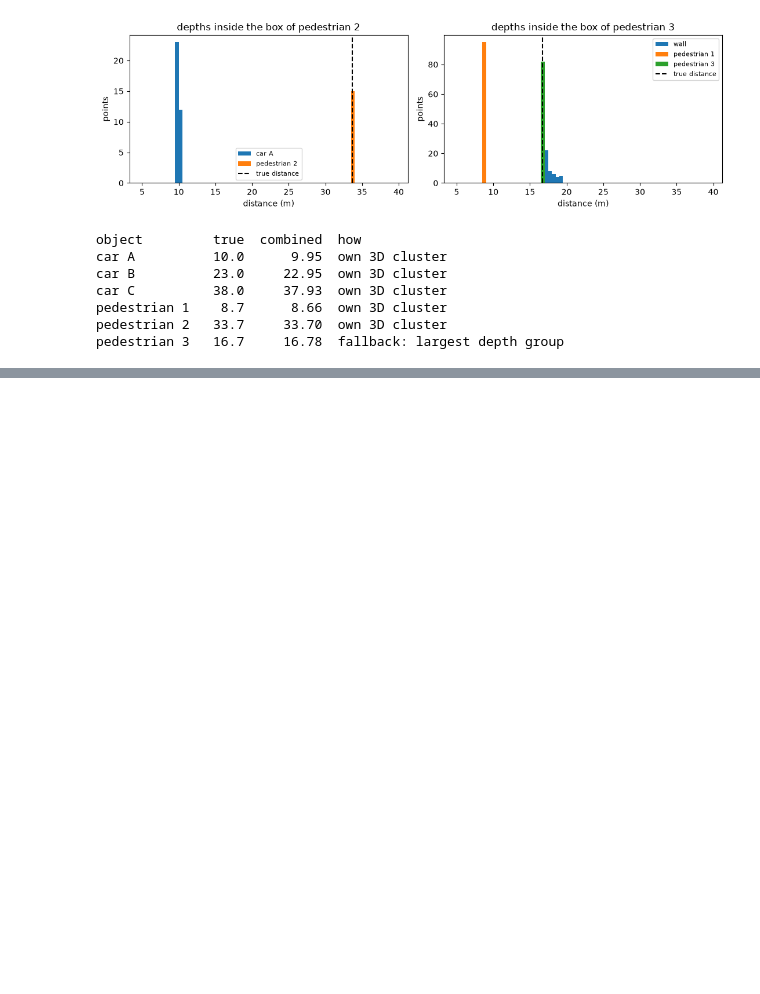
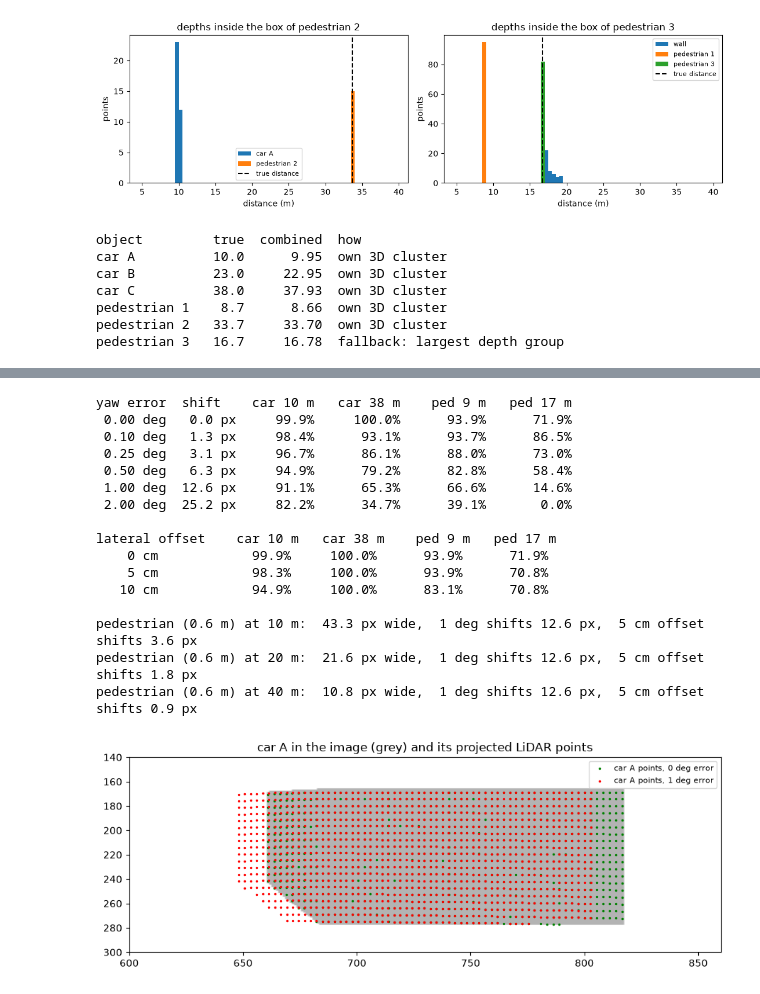
Before and after one commit to Ali-Haider-NSU/lidar-camera-fusion, a Jupyter notebook: notebooks/practice_lidar.ipynb, the cells around one changed output, grey strips where cells are left out. Cells and saved outputs as stored; diff of their text form; code cells hidden in the pictures; blank space fills up the shorter version.

Commit message:
Practice: worked example 5 – rotation vs translation calibration error

```diff
--- a/notebooks/practice_lidar.ipynb
+++ b/notebooks/practice_lidar.ipynb
@@ -277,0 +280,75 @@ pedestrian 3   16.7     16.78  fallback: largest depth group
+# %%
+import sys; sys.path.insert(0, "..")
+import numpy as np
+import matplotlib.pyplot as plt
+from src import scene
+from src.projection import project_lidar_to_image, rotz
+
+rng = np.random.default_rng(0)
+points, labels, cloud = scene.simulate_scan(rng)
+label_image = scene.render_label_image()              # what the camera really sees
+T_true = scene.camera_extrinsics()
+fx = scene.K[0, 0]
+
+def on_correct_object(T, lab):
+    """Share of an object's LiDAR points that land on the same object in the image."""
+    uv, _, idx = project_lidar_to_image(points, T, scene.K, scene.W_IMG, scene.H_IMG)
+    sel = labels[idx] == lab
+    seen = label_image[uv[sel, 1].astype(int), uv[sel, 0].astype(int)]
+    return np.mean(seen == lab)
+
+objects = [(10, "car 10 m"), (12, "car 38 m"), (20, "ped 9 m"), (22, "ped 17 m")]
+
+# 1. rotation (yaw) error
+print("yaw error  shift   " + "  ".join(f"{name:>9s}" for _, name in objects))
+for err in [0.0, 0.1, 0.25, 0.5, 1.0, 2.0]:
+    T_bad = T_true.copy()
+    T_bad[:3, :3] = scene.R_CAM_LIDAR @ rotz(err)     # camera turned by err degrees
+    shares = [on_correct_object(T_bad, lab) for lab, _ in objects]
+    print(f"{err:5.2f} deg  {fx * np.tan(np.radians(err)):4.1f} px "
+          + "  ".join(f"{s:9.1%}" for s in shares))
+
+# 2. translation error: the camera assumed 5 cm / 10 cm too far to the left
+print("\nlateral offset   " + "  ".join(f"{name:>9s}" for _, name in objects))
+for off in [0.0, 0.05, 0.10]:
+    T_bad = scene.camera_extrinsics(cam_pos=scene.CAM_POS + np.array([0, off, 0]))
+    shares = [on_correct_object(T_bad, lab) for lab, _ in objects]
+    print(f"{off * 100:5.0f} cm        " + "  ".join(f"{s:9.1%}" for s in shares))
+
+# 3. why far objects suffer first: object width in pixels vs the shift
+print()
+for dist in [10, 20, 40]:
+    print(f"pedestrian (0.6 m) at {dist:2d} m: {fx * 0.6 / dist:5.1f} px wide,  "
+          f"1 deg shifts {fx * np.tan(np.radians(1)):.1f} px,  "
+          f"5 cm offset shifts {fx * 0.05 / dist:.1f} px")
+
+# 4. picture: car A with correct and 1 deg wrong calibration
+fig, ax = plt.subplots(figsize=(9, 3.5))
+ax.imshow(label_image == 10, cmap="Greys", alpha=0.3, aspect="auto")
+for err, col in [(0.0, "green"), (1.0, "red")]:
+    T_bad = T_true.copy()
+    T_bad[:3, :3] = scene.R_CAM_LIDAR @ rotz(err)
+    uv, _, idx = project_lidar_to_image(points, T_bad, scene.K, scene.W_IMG, scene.H_IMG)
+    sel = labels[idx] == 10
+    ax.scatter(uv[sel, 0], uv[sel, 1], s=2, c=col, label=f"car A points, {err:.0f} deg error")
+ax.set_xlim(600, 860); ax.set_ylim(300, 140)
+ax.legend(fontsize=8); ax.set_title("car A in the image (grey) and its projected LiDAR points")
+plt.tight_layout(); plt.show()
+# %% [output]
+yaw error  shift    car 10 m   car 38 m    ped 9 m   ped 17 m
+ 0.00 deg   0.0 px     99.9%     100.0%      93.9%      71.9%
+ 0.10 deg   1.3 px     98.4%      93.1%      93.7%      86.5%
+ 0.25 deg   3.1 px     96.7%      86.1%      88.0%      73.0%
+ 0.50 deg   6.3 px     94.9%      79.2%      82.8%      58.4%
+ 1.00 deg  12.6 px     91.1%      65.3%      66.6%      14.6%
+ 2.00 deg  25.2 px     82.2%      34.7%      39.1%       0.0%
+
+lateral offset    car 10 m   car 38 m    ped 9 m   ped 17 m
+    0 cm            99.9%     100.0%      93.9%      71.9%
+    5 cm            98.3%     100.0%      93.9%      70.8%
+   10 cm            94.9%     100.0%      83.1%      70.8%
+
+pedestrian (0.6 m) at 10 m:  43.3 px wide,  1 deg shifts 12.6 px,  5 cm offset shifts 3.6 px
+pedestrian (0.6 m) at 20 m:  21.6 px wide,  1 deg shifts 12.6 px,  5 cm offset shifts 1.8 px
+pedestrian (0.6 m) at 40 m:  10.8 px wide,  1 deg shifts 12.6 px,  5 cm offset shifts 0.9 px
+[figure, added]
```
Also changed, not shown: parts of 1 cell of this notebook.
